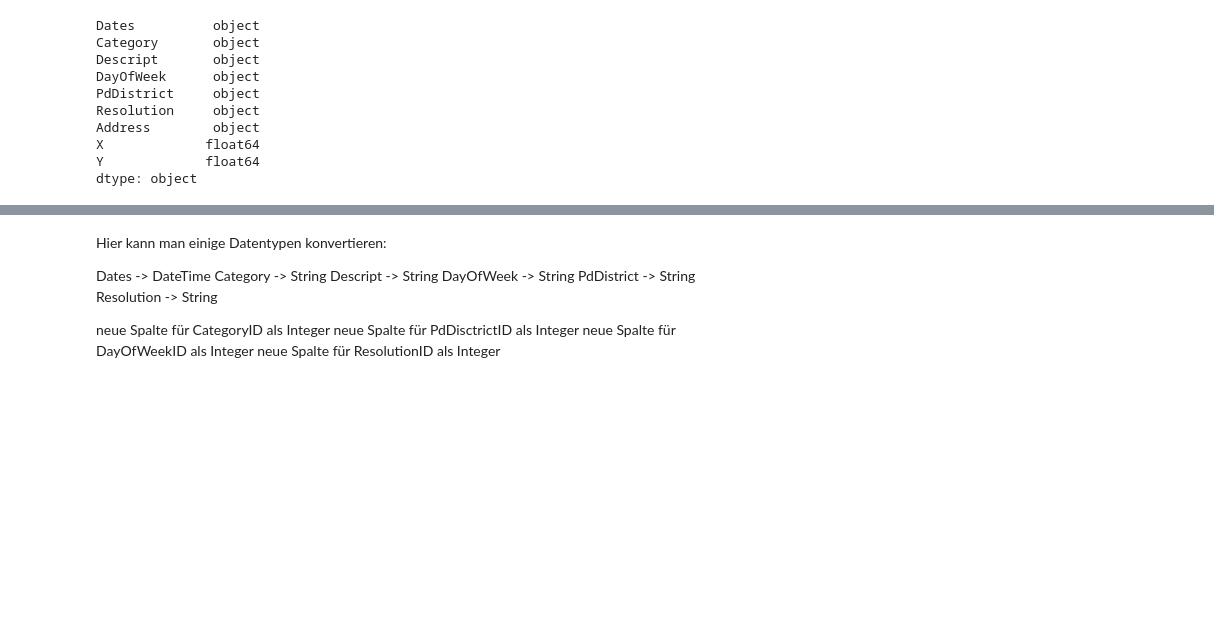
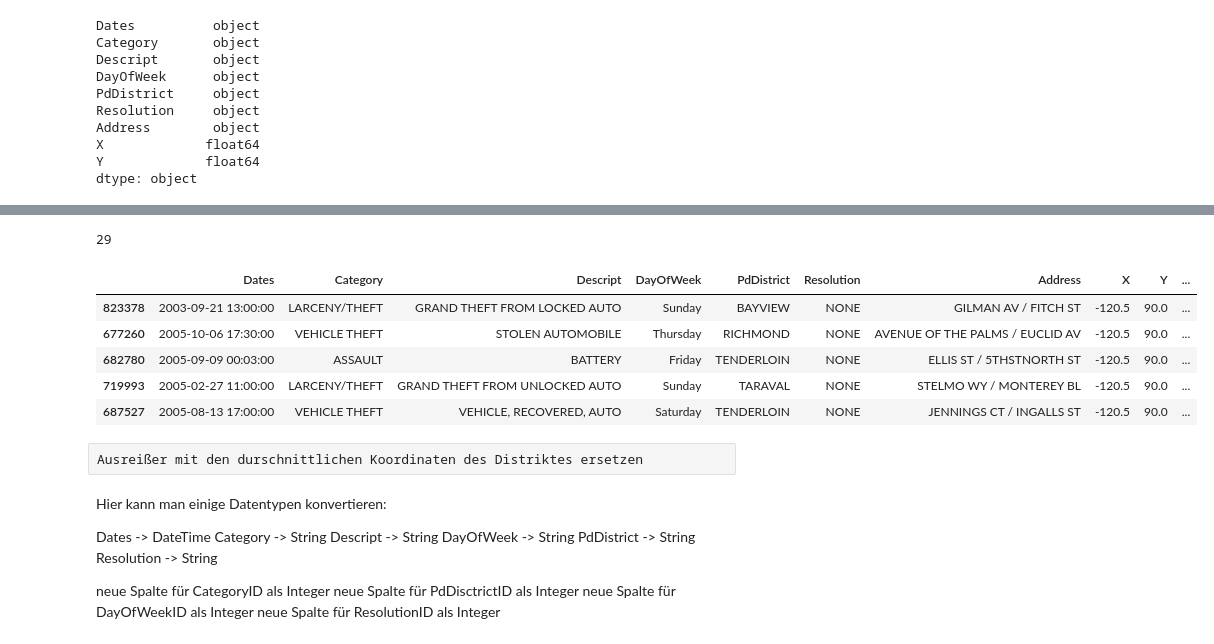
Before and after one commit to FelixSiegfriedRiedel/San-Francisco-Crime, a Jupyter notebook: crime.ipynb, the cells around one changed output, grey strips where cells are left out. Cells and saved outputs as stored; diff of their text form; code cells hidden in the pictures; blank space fills up the shorter version.

```diff
--- a/crime.ipynb
+++ b/crime.ipynb
@@ -82,0 +123,11 @@ dtype: object
+# %%
+print(train_gdf.loc[train_gdf.Y > 50].count()[0])
+train_gdf.loc[train_gdf.Y > 50].sample(5)
+# %% [output]
+29
+|  | Dates | Category | Descript | DayOfWeek | PdDistrict | Resolution | Address | X | Y | ... |
+| 823378 | 2003-09-21 13:00:00 | LARCENY/THEFT | GRAND THEFT FROM LOCKED AUTO | Sunday | BAYVIEW | NONE | GILMAN AV / FITCH ST | -120.5 | 90.0 | ... |
+| 677260 | 2005-10-06 17:30:00 | VEHICLE THEFT | STOLEN AUTOMOBILE | Thursday | RICHMOND | NONE | AVENUE OF THE PALMS / EUCLID AV | -120.5 | 90.0 | ... |
+| 682780 | 2005-09-09 00:03:00 | ASSAULT | BATTERY | Friday | TENDERLOIN | NONE | ELLIS ST / 5THSTNORTH ST | -120.5 | 90.0 | ... |
+| 719993 | 2005-02-27 11:00:00 | LARCENY/THEFT | GRAND THEFT FROM UNLOCKED AUTO | Sunday | TARAVAL | NONE | STELMO WY / MONTEREY BL | -120.5 | 90.0 | ... |
+| 687527 | 2005-08-13 17:00:00 | VEHICLE THEFT | VEHICLE, RECOVERED, AUTO | Saturday | TENDERLOIN | NONE | JENNINGS CT / INGALLS ST | -120.5 | 90.0 | ... |
@@ -82,0 +136,2 @@ dtype: object
+# %% [raw]
+Ausreißer mit den durschnittlichen Koordinaten des Distriktes ersetzen
```
Also changed, not shown: parts of 16 cells of this notebook.
